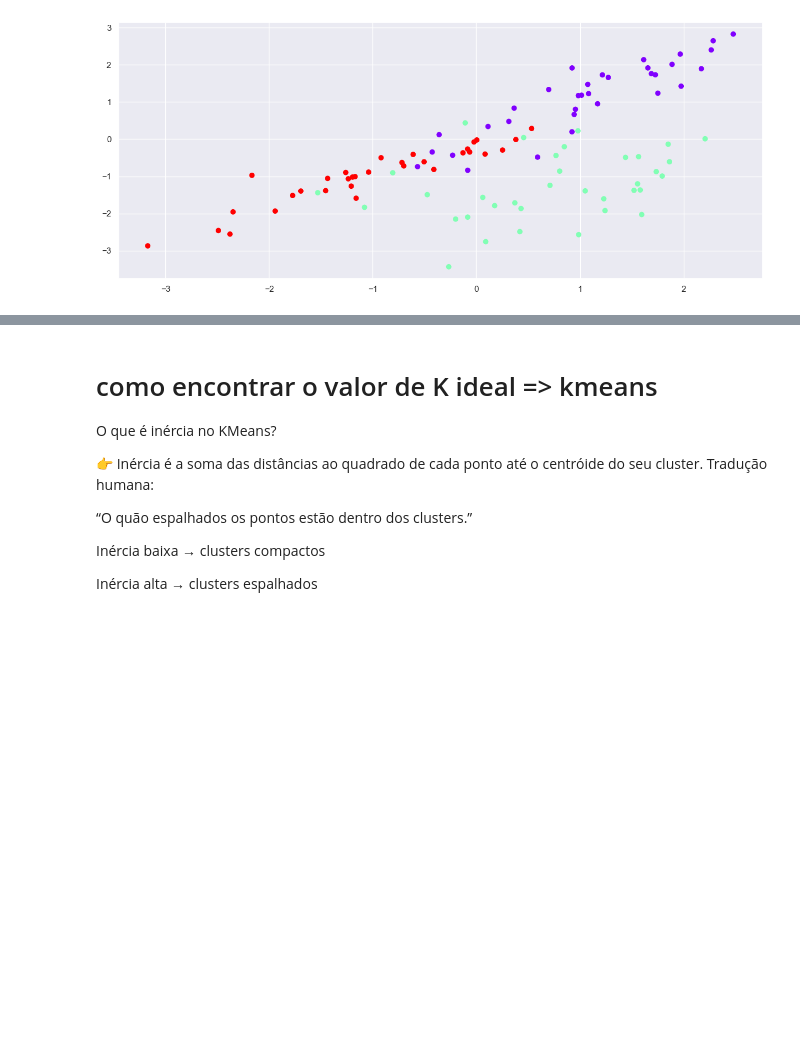
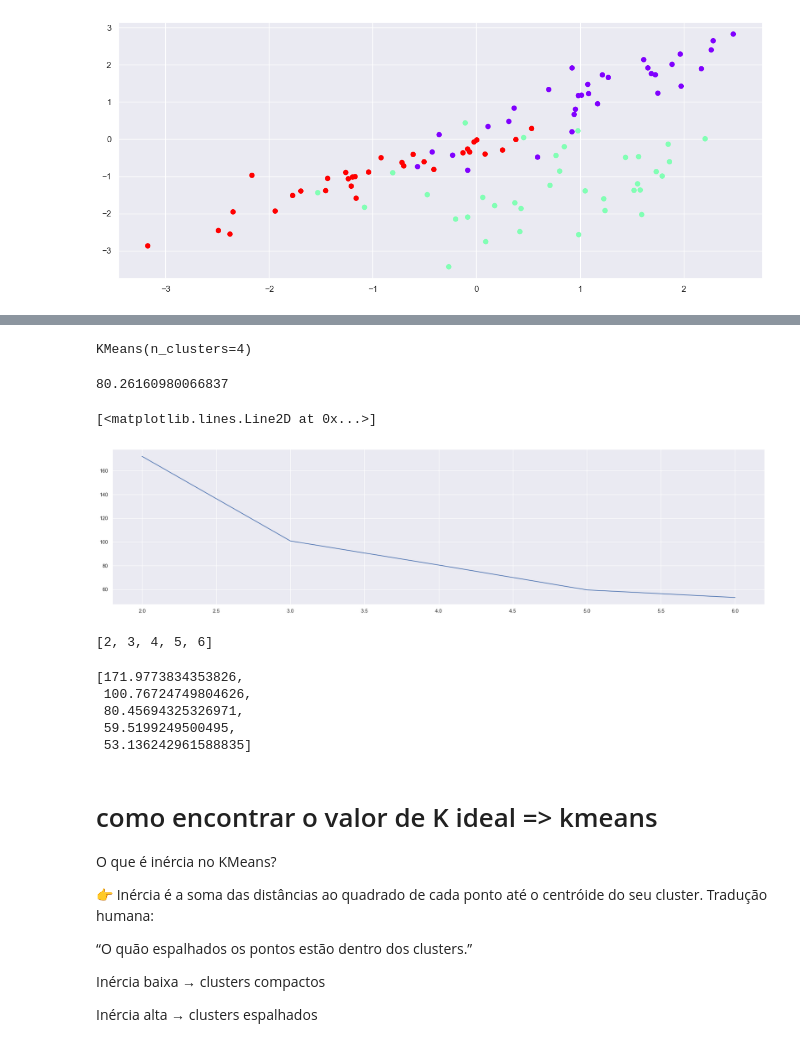
Before and after one commit to ludiemert/Unsupervised_Models, a Jupyter notebook: 1_Unsupervised_Learning.ipynb, the cells around one changed output, grey strips where cells are left out. Drawn from its saved outputs; the diff is of its cells as text; code cells hidden in the pictures; blank space fills up the shorter version.

Commit message:
new codig inertia and learning

```diff
--- a/1_Unsupervised_Learning.ipynb
+++ b/1_Unsupervised_Learning.ipynb
@@ -262,3 +262,51 @@ for _ in range(n):
+# %%
+# somatorio quadrado d a inercia
+from sklearn.cluster import KMeans
+
+kmeans = KMeans(n_clusters=4)
+kmeans.fit(data[0])
+# %% [output]
+KMeans(n_clusters=4)
+# %%
+kmeans.inertia_
+
+# somatorio quadrado d a inercia
+# %% [output]
+80.26160980066837
+# %%
+f, ax = plt.subplots(figsize=(25, 6))
+
+list_inertia = [] # variavel
+
+# testar o valor de K
+
+list_k = []  # variavel
+
+for k in [2, 3, 4, 5, 6]: # valores
+    # treinar o moddelo novo
+    kmeans = KMeans(n_clusters=k) # substitui o clusters por K
+    kmeans.fit(data[0])
+
+    list_inertia += [kmeans.inertia_]
+    list_k += [k]
+ax.plot(list_k, list_inertia) # ver o grafico com os pontos treinados
+# o ponto 5.0 seria o ponto ideal para o programa
+# %% [output]
+[<matplotlib.lines.Line2D at 0x...>]
+[figure, added]
+# %%
+# ver valores
+list_k
+# %% [output]
+[2, 3, 4, 5, 6]
+# %%
+list_inertia
+# %% [output]
+[171.9773834353826,
+ 100.76724749804626,
+ 80.45694325326971,
+ 59.5199249500495,
+ 53.136242961588835]
 # %% [markdown]
 # como encontrar o valor de K ideal => kmeans
 
```
Also changed, not shown: parts of 4 cells of this notebook.
